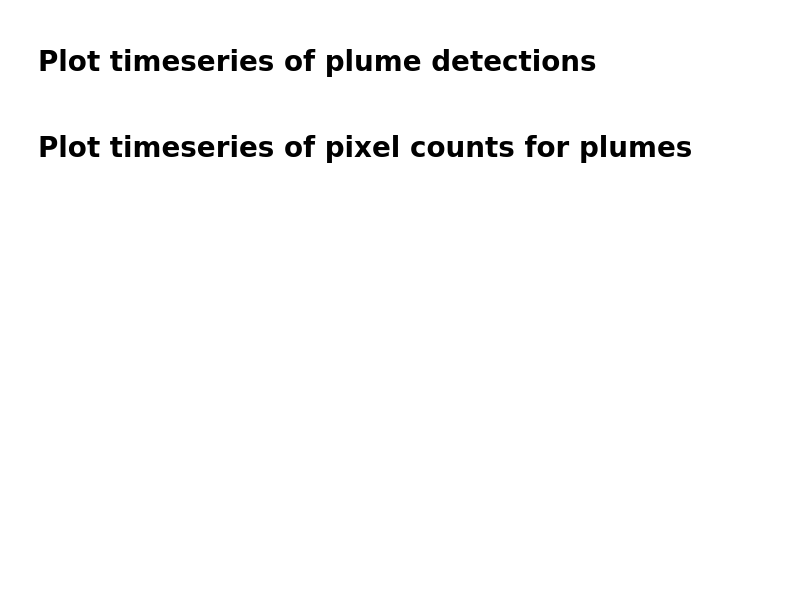
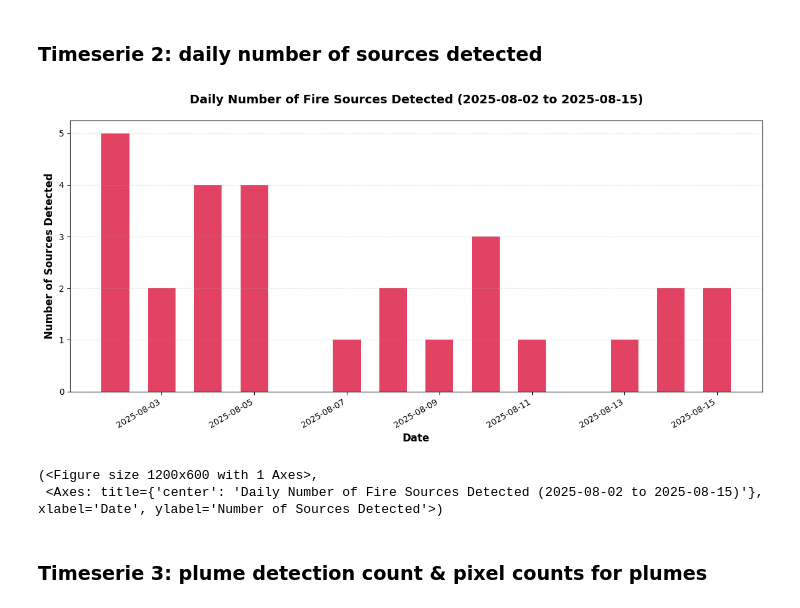
Before and after one commit to hygeos/wekeo_combined_chain, a Jupyter notebook: notebooks/demo_time.ipynb, the cells around one changed output. Saved outputs shown, nothing was run; the diff lists cells and outputs as text; code cells hidden in the pictures; blank space fills up the shorter version.

```diff
--- a/notebooks/demo_time.ipynb
+++ b/notebooks/demo_time.ipynb
@@ -99,7 +101,10 @@ def remove_vars(ds: xr.Dataset, vars_to_not_remove: list[str]) -> xr.Dataset:
     remove = []
     vars = ds.data_vars.keys()
 
-    patterns = ["__night", "_std", "_max", "_min", "_count"]
+    #patterns = ["__night", "_std", "_max", "_min", "_count"]
+    #22/06/2026 SP
+    patterns = ["__night", "_std", "_max", "_min"]
+
     for var in vars:
         if any([pattern in var for pattern in patterns]) and var not in vars_to_not_remove:
             remove.append(var)
@@ -161,0 +177,7 @@ ds = get_combined_ds_range(area, start, end)
+# %%
+start = date(2025, 8, 2)
+end = date(2025, 8, 15)
+
+dates_lst = [start + timedelta(days=i) for i in range((end - start).days + 1)]
+
+ds = get_combined_ds_range(area, start, end)
@@ -161,0 +245,28 @@ ds = get_combined_ds_range(area, start, end)
+# %%
+# Agréger : une ligne par jour
+summary = []
+for day, df in results:
+    #keep only plumes (not tiny) --> to comment or uncomment:
+    #df_p = df[df["label"] < 100]
+
+    # compute % of plumes confirmed / with FRP data:
+    sum_pl = 0
+    for ipl in range(len(df)):
+        if (df['n_frp_cells_total_plume'][ipl] > 0):
+            sum_pl+=1
+    percent_pl_frp = round(sum_pl/len(df)*100)
+
+    summary.append({
+        "date"              : day,
+        "n_plumes"          : len(df),
+        "% of confirmed plumes (with FRP)" : percent_pl_frp,
+        "mean_fire_score"   : df["fire_score_MWIR_plume"].mean(), # mean of the fire_score (per plume) over the N plumes detected for a given day
+        "max_fire_score"    : df["fire_score_MWIR_plume"].max(), # idem for max
+        "n_sources_detected": df["source_is_localized_MWIR_sum_plume"].sum(),
+    })
+
+df_summary = pd.DataFrame(summary).set_index("date")
+print('--------------------------------')
+print('--> Summary for each day:')
+print(df_summary)
+print('--------------------------------')
@@ -162,5 +318,14 @@ ds = get_combined_ds_range(area, start, end)
+# %% [markdown]
+### Timeserie 2: daily number of sources detected
+# %%
+from wekeo_combined_chain.timeseries.plot import plot_sources_timeseries
+plot_sources_timeseries(df_summary)
+# %% [output]
+[figure, added]
+(<Figure size 1200x600 with 1 Axes>,
+ <Axes: title={'center': 'Daily Number of Fire Sources Detected (2025-08-02 to 2025-08-15)'}, xlabel='Date', ylabel='Number of Sources Detected'>)
 # %% [markdown]
-# Plot timeseries of plume detections
+### Timeserie 3: plume detection count & pixel counts for plumes
 # %%
 from wekeo_combined_chain.timeseries.plot import plot_plume_timeseries
 
@@ -168,3 +333 @@ fig, ax = plot_plume_timeseries(ds)
-# %% [markdown]
-# Plot timeseries of pixel counts for plumes
 # %%
```
Also changed, not shown: parts of 36 cells of this notebook, 6 other files.
